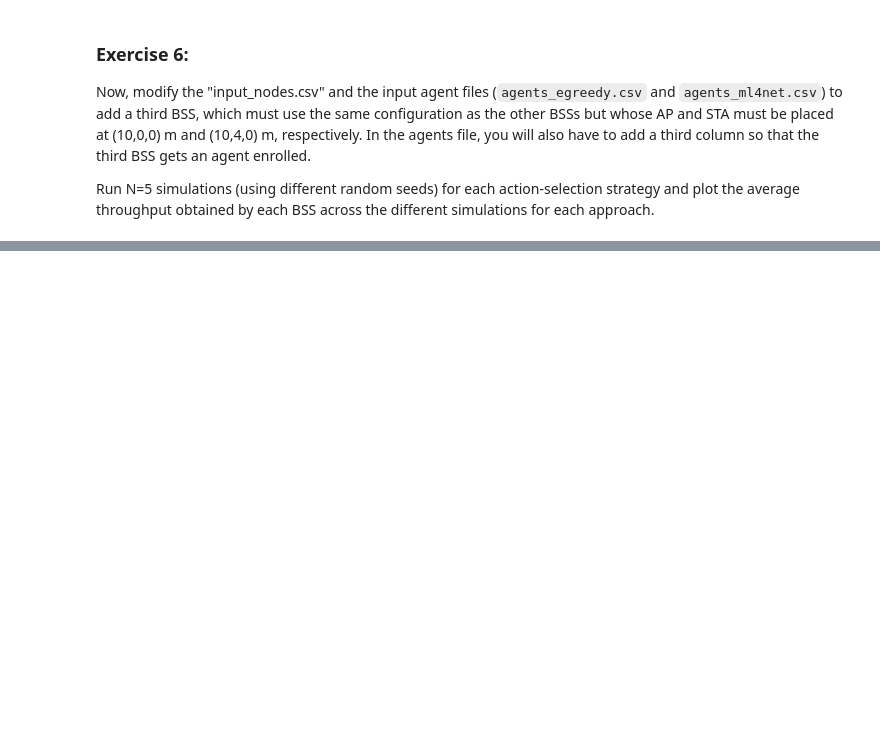
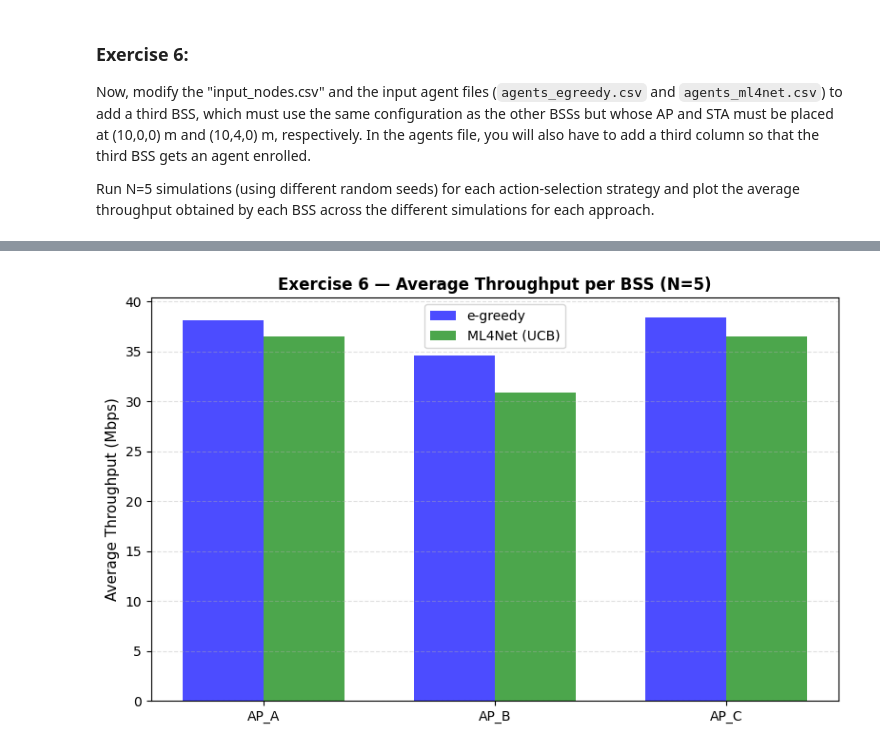
Before and after one commit to alexrogermoya/AAX_Projects, a Jupyter notebook: AAX_Labs/AAX_Lab1/AAX_Lab1.ipynb, the cells around one changed output, grey strips where cells are left out. Cells and saved outputs as stored; diff of their text form; code cells hidden in the pictures; blank space fills up the shorter version.

```diff
--- a/AAX_Labs/AAX_Lab1/AAX_Lab1.ipynb
+++ b/AAX_Labs/AAX_Lab1/AAX_Lab1.ipynb
@@ -552,0 +556,84 @@ Run N=5 simulations (using different random seeds) for each action-selection str
+# %%
+with open(f'{mypath}/input/input_nodes_ex6.csv', 'a') as f:
+    f.write("\nAP_C;0;C;10;0;0;5;4;0;0;0;15;-82;99;1000;12000;64;0;10;0;0;0;0;0;15;5\n")
+    f.write("STA_C1;1;C;10;4;0;5;4;0;0;0;15;-82;99;0;12000;64;0;10;0;0;0;0;0;15;5\n")
+
+with open(f'{mypath}/input/agents_egreedy_ex6.csv', 'a') as f:
+    f.write("C;0;0.5;0,1;-82;15;1;2;1;1\n")
+
+with open(f'{mypath}/input/agents_ml4net_ex6.csv', 'a') as f:
+    f.write("C;0;0.5;0,1;-82;15;1;2;1;5\n")
+# %%
+N = 5
+INPUT_FILE_NODES = '../input/input_nodes_ex6.csv'
+OUTPUT_FILE_LOGS = '../output/logs_test_agents.txt'
+SIMULATION_CODE = 'AAX-LAB1-AGENTS'
+FLAG_SAVE_NODE_LOGS = 0
+FLAG_SAVE_AGENT_LOGS = 1
+FLAG_PRINT_SYSTEM_LOGS = 0 #Turned off so it doesn't flood the output with logs
+FLAG_PRINT_NODE_LOGS = 0
+FLAG_PRINT_AGENT_LOGS = 0
+SIM_TIME = 100
+
+agent_files = {
+    'e-greedy': '../input/agents_egreedy_ex6.csv',
+    'ML4Net (UCB)': '../input/agents_ml4net_ex6.csv'
+}
+
+#Store the final average throughput across the N simulations
+avg_results = {
+    'e-greedy': {'A': 0, 'B': 0, 'C': 0},
+    'ML4Net (UCB)': {'A': 0, 'B': 0, 'C': 0}
+}
+
+for strat_name, agent_file in agent_files.items():
+    print(f"--- Running {strat_name} strategy ---")
+
+    # Temporary lists to store the throughput of the 5 runs
+    runs_A, runs_B, runs_C = [], [], []
+
+    for i in range(N):
+        SEED = i   #Different seed for each simulation
+        print(f"  Simulation {i+1}/{N} (Seed {SEED})...")
+
+        !cd $mypath/main; ./komondor_main $INPUT_FILE_NODES $agent_file $OUTPUT_FILE_LOGS $SIMULATION_CODE $FLAG_SAVE_NODE_LOGS $FLAG_SAVE_AGENT_LOGS $FLAG_PRINT_SYSTEM_LOGS $FLAG_PRINT_NODE_LOGS $FLAG_PRINT_AGENT_LOGS $SIM_TIME $SEED > /dev/null
+
+        times_A, thr_A = parse_agent_log(f'{mypath}/output/logs_output_{SIMULATION_CODE}_A0_A.txt')
+        times_B, thr_B = parse_agent_log(f'{mypath}/output/logs_output_{SIMULATION_CODE}_A1_B.txt')
+        times_C, thr_C = parse_agent_log(f'{mypath}/output/logs_output_{SIMULATION_CODE}_A2_C.txt')
+
+        #Average throughput for the run
+        runs_A.append(np.mean(thr_A))
+        runs_B.append(np.mean(thr_B))
+        runs_C.append(np.mean(thr_C))
+
+    #Average across all 5 runs
+    avg_results[strat_name]['A'] = np.mean(runs_A)
+    avg_results[strat_name]['B'] = np.mean(runs_B)
+    avg_results[strat_name]['C'] = np.mean(runs_C)
+
+print("\nSimulations completed. Plotting results...")
+
+# PLOT ──────────────────────────────────────────────────────────────────
+labels = ['AP_A', 'AP_B', 'AP_C']
+egreedy_means = [avg_results['e-greedy']['A'], avg_results['e-greedy']['B'], avg_results['e-greedy']['C']]
+ml4net_means = [avg_results['ML4Net (UCB)']['A'], avg_results['ML4Net (UCB)']['B'], avg_results['ML4Net (UCB)']['C']]
+
+x = np.arange(len(labels))
+width = 0.35
+
+fig, ax = plt.subplots(figsize=(8, 5))
+rects1 = ax.bar(x - width/2, egreedy_means, width, label='e-greedy', color='blue', alpha=0.7)
+rects2 = ax.bar(x + width/2, ml4net_means, width, label='ML4Net (UCB)', color='green', alpha=0.7)
+
+ax.set_ylabel('Average Throughput (Mbps)', fontsize=11)
+ax.set_title('Exercise 6 — Average Throughput per BSS (N=5)', fontsize=12, fontweight='bold')
+ax.set_xticks(x)
+ax.set_xticklabels(labels)
+ax.legend()
+
+ax.grid(True, axis='y', linestyle='--', alpha=0.4)
+plt.tight_layout()
+plt.savefig(f'{mypath}/output/exercise6_throughput_comparison.png', dpi=150)
+plt.show()
+# %% [output]
@@ -552,0 +654 @@ Run N=5 simulations (using different random seeds) for each action-selection str
+[figure, added]
```
Also changed, not shown: parts of 30 cells of this notebook, 2 other files.
